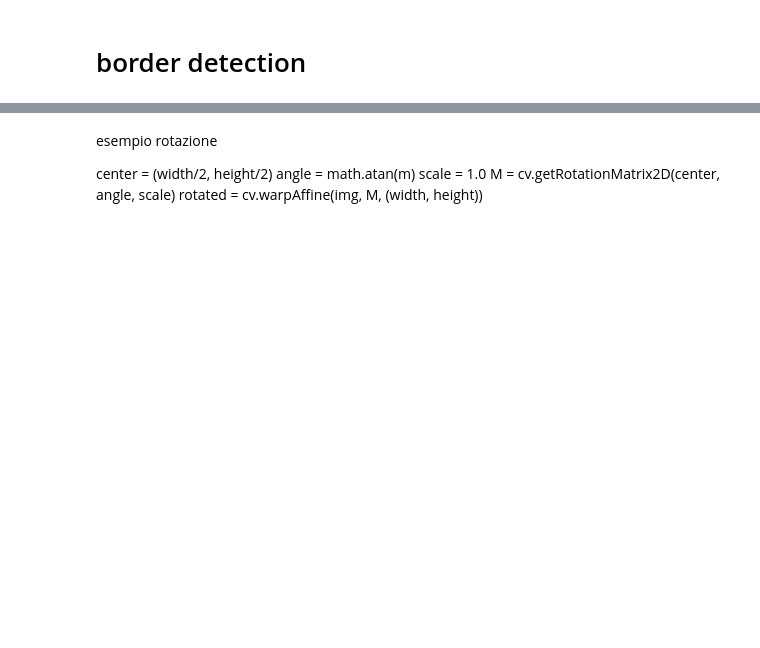
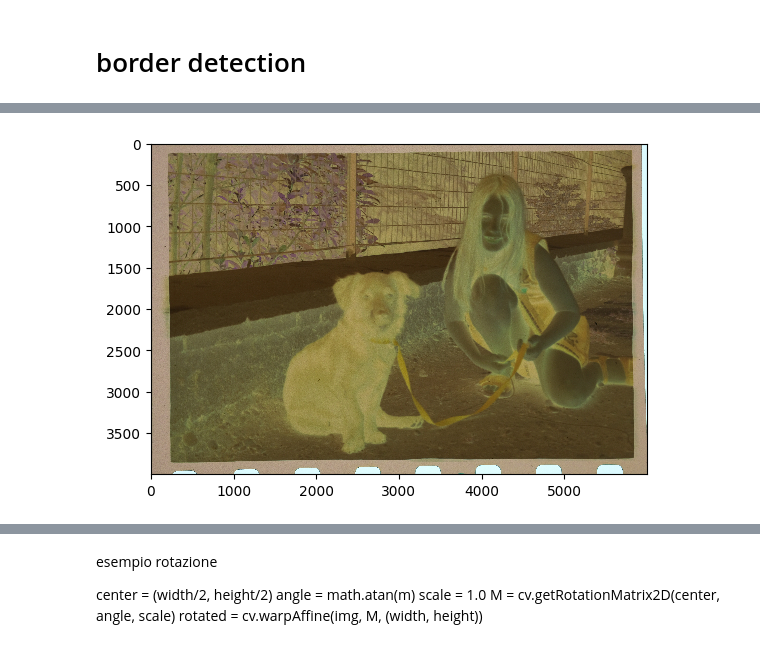
Before and after one commit to matteo-stat/digscanner, a Jupyter notebook: digscanner.ipynb, the cells around one changed output, grey strips where cells are left out. Saved outputs shown, nothing was run; the diff lists cells and outputs as text; code cells hidden in the pictures; blank space fills up the shorter version.

```diff
--- a/digscanner.ipynb
+++ b/digscanner.ipynb
@@ -47,0 +75,5 @@ plt.show()
+# %%
+plt.imshow(cv.cvtColor(img, cv.COLOR_BGR2RGB), interpolation='nearest')
+plt.show()
+# %% [output]
+[figure, added]
```
Also changed, not shown: parts of 11 cells of this notebook.
